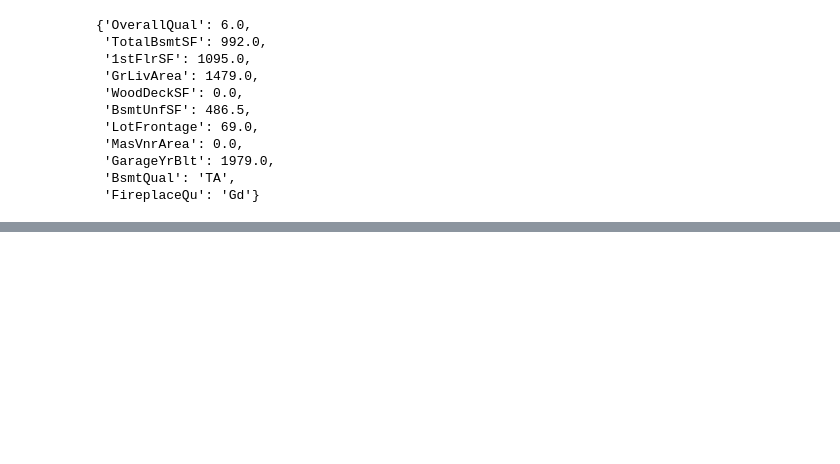
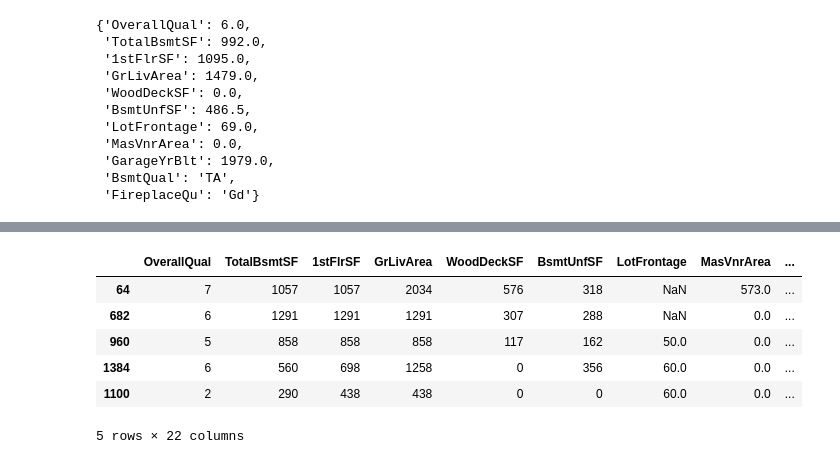
Before and after one commit to Priyo-prog/Complete-Feature-Engineering, a Jupyter notebook: Missing Data Imputation/missing_data_imputation.ipynb, the cells around one changed output, grey strips where cells are left out. Saved outputs shown, nothing was run; the diff lists cells and outputs as text; code cells hidden in the pictures; blank space fills up the shorter version.

```diff
--- a/Missing Data Imputation/missing_data_imputation.ipynb
+++ b/Missing Data Imputation/missing_data_imputation.ipynb
@@ -410,0 +428,4 @@ imputation_dict
+# %%
+# Create indicator names
+indicators = [f"{var}_na" for var in X_train.columns]
+indicators
@@ -410,0 +444,12 @@ imputation_dict
+# %%
+# Add missing indicator to Train set
+X_train[indicators] = X_train.isna().astype(int)
+X_train.head()
+# %% [output]
+|  | OverallQual | TotalBsmtSF | 1stFlrSF | GrLivArea | WoodDeckSF | BsmtUnfSF | LotFrontage | MasVnrArea | ... |
+| 64 | 7 | 1057 | 1057 | 2034 | 576 | 318 | NaN | 573.0 | ... |
+| 682 | 6 | 1291 | 1291 | 1291 | 307 | 288 | NaN | 0.0 | ... |
+| 960 | 5 | 858 | 858 | 858 | 117 | 162 | 50.0 | 0.0 | ... |
+| 1384 | 6 | 560 | 698 | 1258 | 0 | 356 | 60.0 | 0.0 | ... |
+| 1100 | 2 | 290 | 438 | 438 | 0 | 0 | 60.0 | 0.0 | ... |
+5 rows × 22 columns
```
Also changed, not shown: parts of 5 cells of this notebook.
